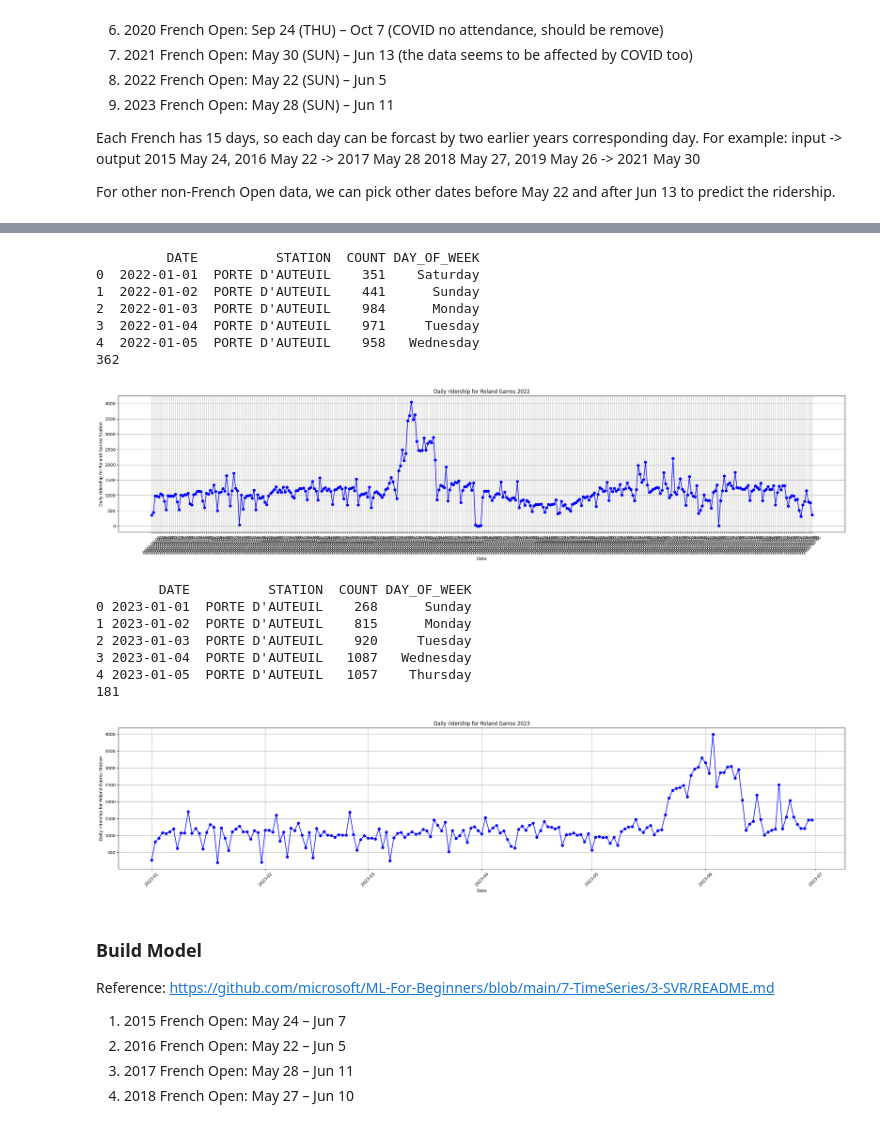
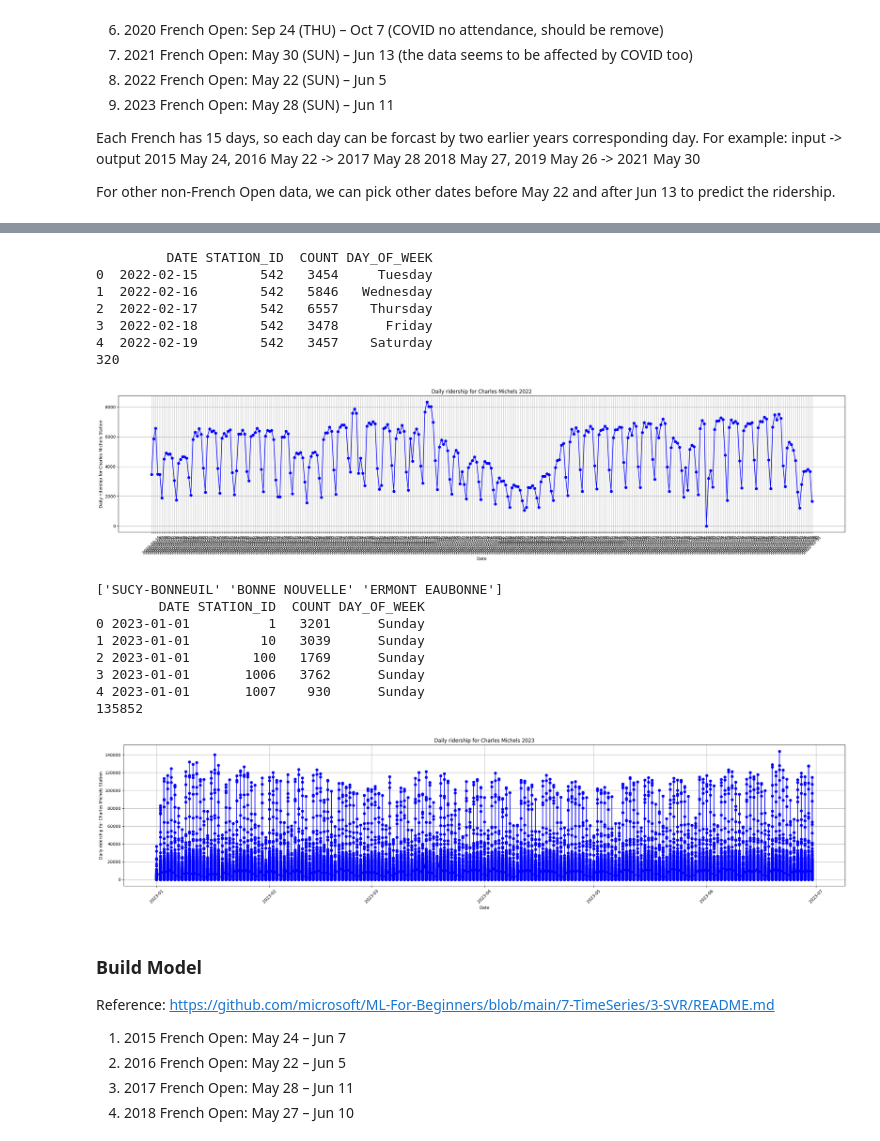
Before and after one commit to hauchu1998/C6800_Smart_Cities, a Jupyter notebook: notebooks/paris_data_prediction.ipynb, the cells around one changed output, grey strips where cells are left out. Cells and saved outputs as stored; diff of their text form; code cells hidden in the pictures.

```diff
--- a/notebooks/paris_data_prediction.ipynb
+++ b/notebooks/paris_data_prediction.ipynb
@@ -26,10 +26,16 @@ import pandas as pd
 # %%
 column_map = {
     "JOUR": "DATE",
+    "CODE_STIF_ARRET": "STATION_ID",
     "LIBELLE_ARRET": "STATION",
     "CATEGORIE_TITRE": "TICKET_TYPE",
     "NB_VALD": "COUNT"
 }
+
+# stations: {
+#     Cluny(la sorbonne), Baby-lone, vaneau, La monte-picket Grenelle, Charles michels,
+#     "porte d’auteil": "683", "odeon": "604", "baby-lone": "798", "veneau": "871", "la motte_picquet": "420", "charles michel": "155"
+# }
 
 weekday_map ={
     0: 'Monday',
@@ -348,16 +359,14 @@ df_2022_s2 = pd.read_csv(csv_path_2022_s2, delimiter=';')
 df_2022_s2['JOUR'] = pd.to_datetime(df_2022_s2['JOUR'], format="%d/%m/%Y").dt.strftime('%Y-%m-%d')
 
 df_2022_raw = pd.concat([df_2022_s1, df_2022_s2])
-df_2022_raw = df_2022_raw[["JOUR", "LIBELLE_ARRET", "CATEGORIE_TITRE", "NB_VALD"]].rename(columns=column_map)
+df_2022_raw = df_2022_raw[["JOUR", "CODE_STIF_ARRET", "LIBELLE_ARRET", "CATEGORIE_TITRE", "NB_VALD"]].rename(columns=column_map)
 df_2022_raw["TICKET_TYPE"] = df_2022_raw["TICKET_TYPE"].replace(fares_map)
 df_2022_raw["COUNT"] = df_2022_raw["COUNT"].replace("Moins de 5", 4)
 df_2022_raw["COUNT"] = df_2022_raw["COUNT"].astype(int)
-# df_2022_raw[df_2022_raw["STATION"].str.contains("D'AUTEUIL")]["STATION"].unique()
-df_2022_raw["STATION"] = df_2022_raw["STATION"].replace("PTE D'AUTEUIL ", "PORTE D'AUTEUIL")
-df_2022_raw = df_2022_raw[df_2022_raw["STATION"] == "PORTE D'AUTEUIL"]
+df_2022_raw = df_2022_raw[df_2022_raw["STATION_ID"] == "542"]
 
-df_2022 = df_2022_raw.groupby(["DATE", "STATION"]).sum().reset_index()
-df_2022 = df_2022[["DATE", "STATION", "COUNT"]]
+df_2022 = df_2022_raw.groupby(["DATE", "STATION_ID"]).sum().reset_index()
+df_2022 = df_2022[["DATE", "STATION_ID", "COUNT"]]
 df_2022["DAY_OF_WEEK"] = pd.to_datetime(df_2022["DATE"]).dt.day_of_week
 df_2022["DAY_OF_WEEK"] = df_2022["DAY_OF_WEEK"].replace(weekday_map)
 print(df_2022.head())
@@ -365,58 +374,59 @@ print(len(df_2022))
 plt.figure(figsize=(25, 6))
 plt.plot(df_2022["DATE"], df_2022["COUNT"], marker='o', linestyle='-', color='b')
 plt.xlabel("Date")
-plt.ylabel("Daily ridership for Roland Garros Station")
-plt.title("Daily ridership for Roland Garros 2022")
+plt.ylabel("Daily ridership for Charles Michels Station")
+plt.title("Daily ridership for Charles Michels 2022")
 plt.xticks(rotation=45)
 plt.grid(True)
 plt.tight_layout()
 plt.show()
 # %% [output]
-         DATE          STATION  COUNT DAY_OF_WEEK
-0  2022-01-01  PORTE D'AUTEUIL    351    Saturday
-1  2022-01-02  PORTE D'AUTEUIL    441      Sunday
-2  2022-01-03  PORTE D'AUTEUIL    984      Monday
-3  2022-01-04  PORTE D'AUTEUIL    971     Tuesday
-4  2022-01-05  PORTE D'AUTEUIL    958   Wednesday
-362
+         DATE STATION_ID  COUNT DAY_OF_WEEK
+0  2022-02-15        542   3454     Tuesday
+1  2022-02-16        542   5846   Wednesday
+2  2022-02-17        542   6557    Thursday
+3  2022-02-18        542   3478      Friday
+4  2022-02-19        542   3457    Saturday
+320
-[figure, old version]
+[figure, new version]
 # %%
 csv_path_2023_s1 = '../data/validations-reseau-ferre-nombre-validations-par-jour-1er-semestre.csv'
 df_2023_s1 = pd.read_csv(csv_path_2023_s1, delimiter=';')
 df_2023_s1['JOUR'] = pd.to_datetime(df_2023_s1['JOUR'])
 
 df_2023_raw = pd.concat([df_2023_s1])
-df_2023_raw = df_2023_raw[["JOUR", "LIBELLE_ARRET", "CATEGORIE_TITRE", "NB_VALD"]].rename(columns=column_map)
+df_2023_raw = df_2023_raw[["JOUR", "CODE_STIF_ARRET", "LIBELLE_ARRET", "CATEGORIE_TITRE", "NB_VALD"]].rename(columns=column_map)
 df_2023_raw["TICKET_TYPE"] = df_2023_raw["TICKET_TYPE"].replace(fares_map)
 df_2023_raw["COUNT"] = df_2023_raw["COUNT"].replace("Moins de 5", 4)
 df_2023_raw["COUNT"] = df_2023_raw["COUNT"].astype(int)
-df_2023_raw["STATION"] = df_2023_raw["STATION"].replace("PTE D'AUTEUIL", "PORTE D'AUTEUIL")
-df_2023_raw = df_2023_raw[df_2023_raw["STATION"] == "PORTE D'AUTEUIL"]
+print(df_2023_raw[df_2023_raw["STATION"].str.contains("BONNE")]["STATION"].unique())
+# df_2023_raw = df_2023_raw[df_2023_raw["STATION_ID"] == "542"]
 
-df_2023 = df_2023_raw.groupby(["DATE", "STATION"]).sum().reset_index()
-df_2023 = df_2023[["DATE", "STATION", "COUNT"]]
+df_2023 = df_2023_raw.groupby(["DATE", "STATION_ID"]).sum().reset_index()
+df_2023 = df_2023[["DATE", "STATION_ID", "COUNT"]]
 df_2023["DAY_OF_WEEK"] = pd.to_datetime(df_2023["DATE"]).dt.day_of_week
 df_2023["DAY_OF_WEEK"] = df_2023["DAY_OF_WEEK"].replace(weekday_map)
 print(df_2023.head())
 print(len(df_2023))
 plt.figure(figsize=(25, 6))
 plt.plot(df_2023["DATE"], df_2023["COUNT"], marker='o', linestyle='-', color='b')
 plt.xlabel("Date")
-plt.ylabel("Daily ridership for Roland Garros Station")
-plt.title("Daily ridership for Roland Garros 2023")
+plt.ylabel("Daily ridership for Charles Michels Station")
+plt.title("Daily ridership for Charles Michels 2023")
 plt.xticks(rotation=45)
 plt.grid(True)
 plt.tight_layout()
 plt.show()
 # %% [output]
-        DATE          STATION  COUNT DAY_OF_WEEK
-0 2023-01-01  PORTE D'AUTEUIL    268      Sunday
-1 2023-01-02  PORTE D'AUTEUIL    815      Monday
-2 2023-01-03  PORTE D'AUTEUIL    920     Tuesday
-3 2023-01-04  PORTE D'AUTEUIL   1087   Wednesday
-4 2023-01-05  PORTE D'AUTEUIL   1057    Thursday
-181
+['SUCY-BONNEUIL' 'BONNE NOUVELLE' 'ERMONT EAUBONNE']
+        DATE STATION_ID  COUNT DAY_OF_WEEK
+0 2023-01-01          1   3201      Sunday
+1 2023-01-01         10   3039      Sunday
+2 2023-01-01        100   1769      Sunday
+3 2023-01-01       1006   3762      Sunday
+4 2023-01-01       1007    930      Sunday
+135852
-[figure, old version]
+[figure, new version]
 # %% [markdown]
 ### Build Model
 Reference: [https://github.com/microsoft/ML-For-Beginners/blob/main/7-TimeSeries/3-SVR/README.md](Reference:https://github.com/microsoft/ML-For-Beginners/blob/main/7-TimeSeries/3-SVR/README.md)
```
Also changed, not shown: parts of 15 cells of this notebook, 4 other files.
